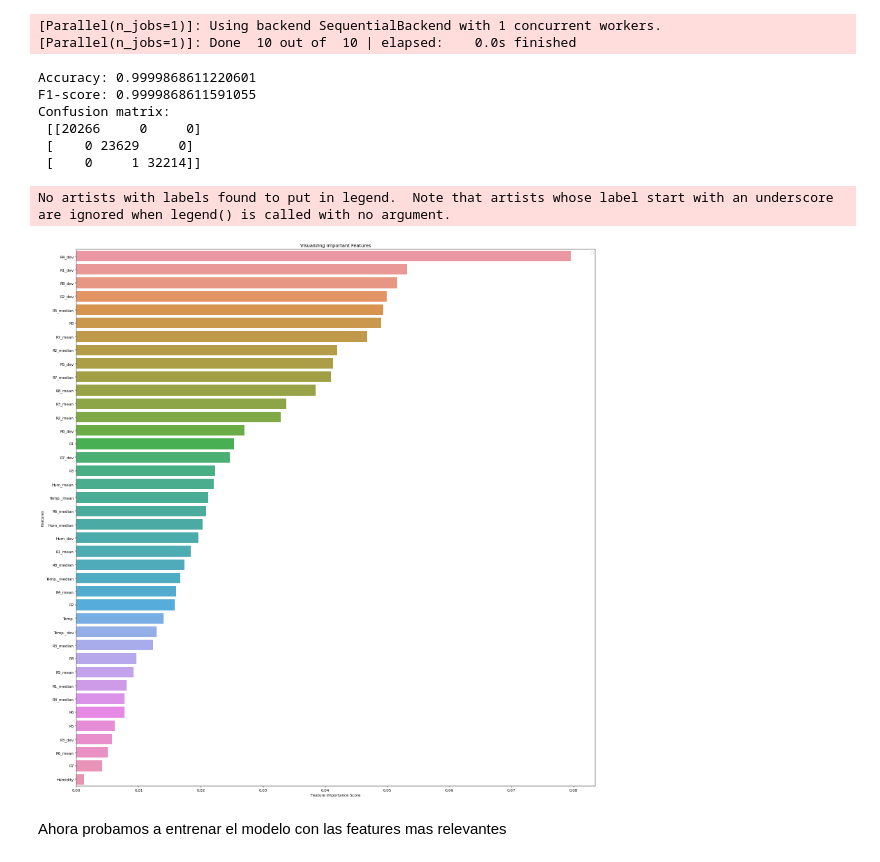
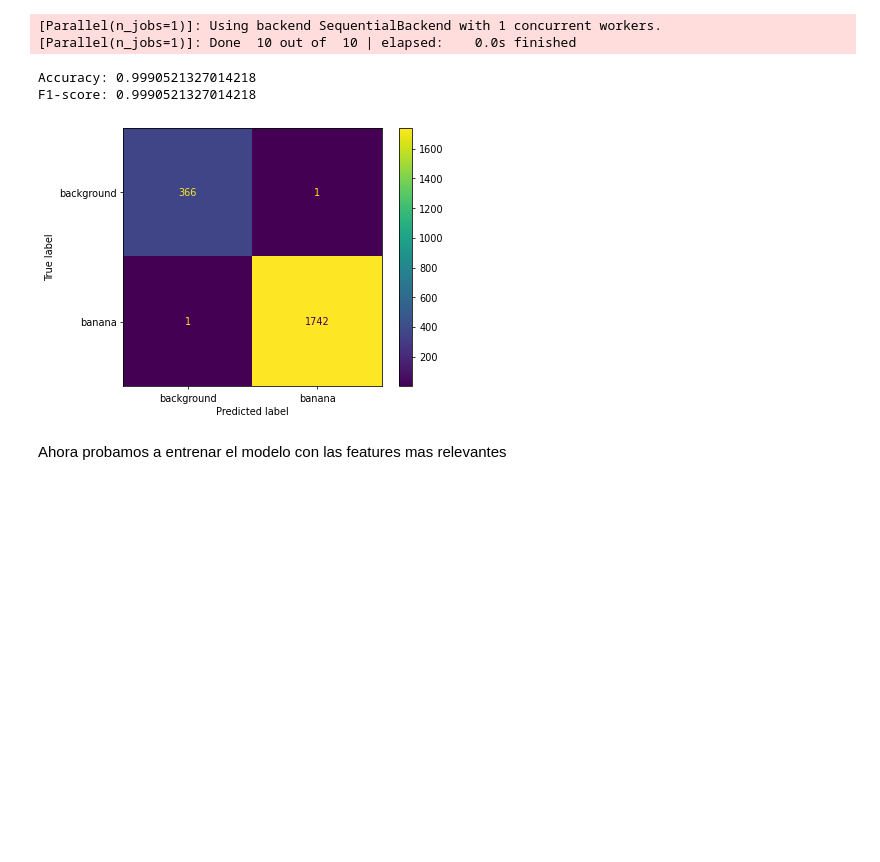
Before and after one commit to danibt656/Gas-sensor-for-home-activity, a Jupyter notebook: RandomForest.ipynb, the cells around one changed output. Saved outputs shown, nothing was run; the diff lists cells and outputs as text; code cells hidden in the pictures; blank space fills up the shorter version.

```diff
--- a/RandomForest.ipynb
+++ b/RandomForest.ipynb
@@ -15,7 +15,6 @@ from sklearn.metrics import roc_curve, auc
 
 from src.utils.ds_formatter import format_all
 from src.dataset import *
-plt.rcParams['figure.dpi'] = 40
 OLD_F_METADATA = "./data/HT_Sensor_metadata.dat"
 F_METADATA = "./data/HT_Sensor_metadata_new.dat"
 OLD_F_DATASET = "./data/HT_Sensor_dataset.dat"
@@ -34,6 +33,6 @@ FEATURES = [
   'Humidity', 'Hum_mean', 'Hum_median', 'Hum_dev'
 ]
 # %%
-df = get_dataset(build_dataset=False, time_window=5)
+df = get_dataset(build_dataset=False)
 df.shape
 # %% [output]
@@ -62,16 +61,20 @@ y_pred=clf.predict(X_test)
 [Parallel(n_jobs=1)]: Using backend SequentialBackend with 1 concurrent workers.
 [Parallel(n_jobs=1)]: Done  10 out of  10 | elapsed:    0.0s finished
 # %%
-print("Accuracy:",metrics.accuracy_score(y_test, y_pred))
-print("F1-score:",metrics.f1_score(y_test, y_pred, average='weighted'))
-print("Confusion matrix:\n",metrics.confusion_matrix(y_test, y_pred))
+def print_metrics(y_test, y_pred):
+    print("Accuracy:",metrics.accuracy_score(y_test, y_pred))
+    print("F1-score:",metrics.f1_score(y_test, y_pred, average='weighted'))
+    plt.rcParams['figure.dpi'] = 70
+    cm = metrics.confusion_matrix(y_test, y_pred)
+    cmdisp = metrics.ConfusionMatrixDisplay(confusion_matrix=cm, display_labels=clf.classes_)
+    cmdisp.plot()
+    plt.show()
-# %% [output]
-Accuracy: 0.9999868611220601
-F1-score: 0.9999868611591055
-Confusion matrix:
- [[20266     0     0]
- [    0 23629     0]
- [    0     1 32214]]
+# %%
+print_metrics(y_test, y_pred)
+# %% [output]
+Accuracy: 0.9990521327014218
+F1-score: 0.9990521327014218
+[figure, added]
 # %%
 feature_imp = pd.Series(clf.feature_importances_,index=FEATURES).sort_values(ascending=False)
 import seaborn as sns
@@ -84,9 +87,6 @@ plt.ylabel('Features')
 plt.title("Visualizing Important Features")
 plt.legend()
 plt.show()
-# %% [output]
-No artists with labels found to put in legend.  Note that artists whose label start with an underscore are ignored when legend() is called with no argument.
-[figure, removed]
 # %% [markdown]
 Ahora probamos a entrenar el modelo con las features mas relevantes
 # %%
```
Also changed, not shown: parts of 12 cells of this notebook, 8 other files.
